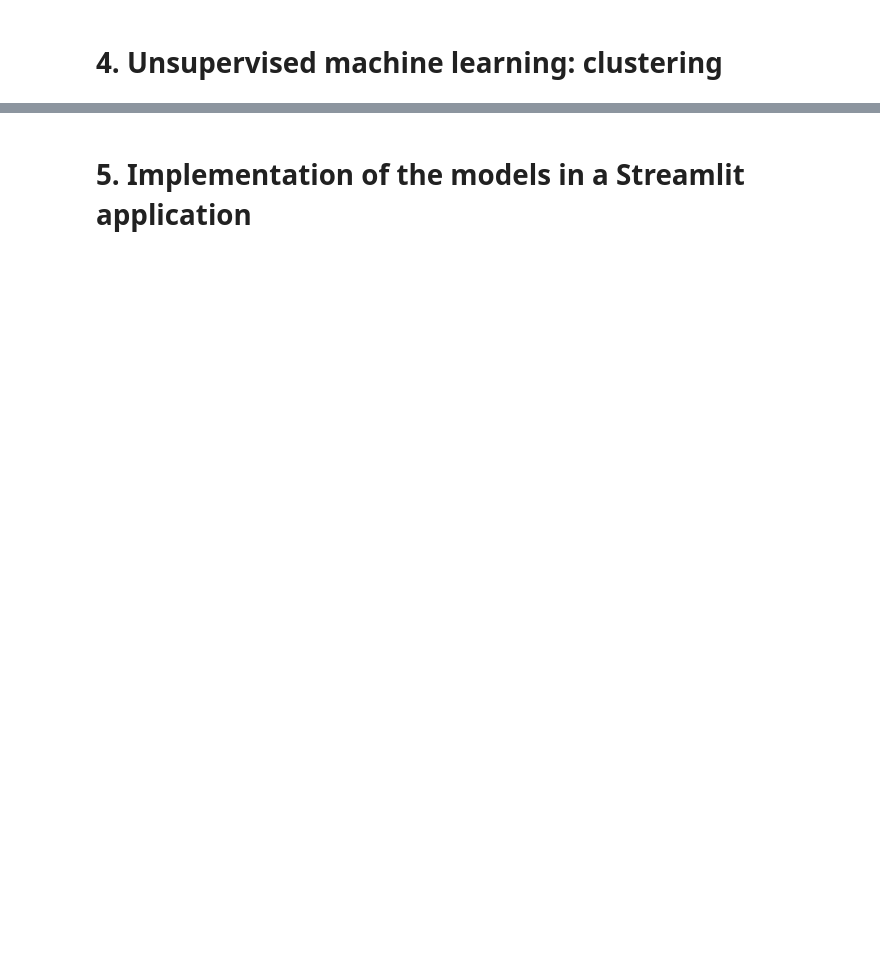
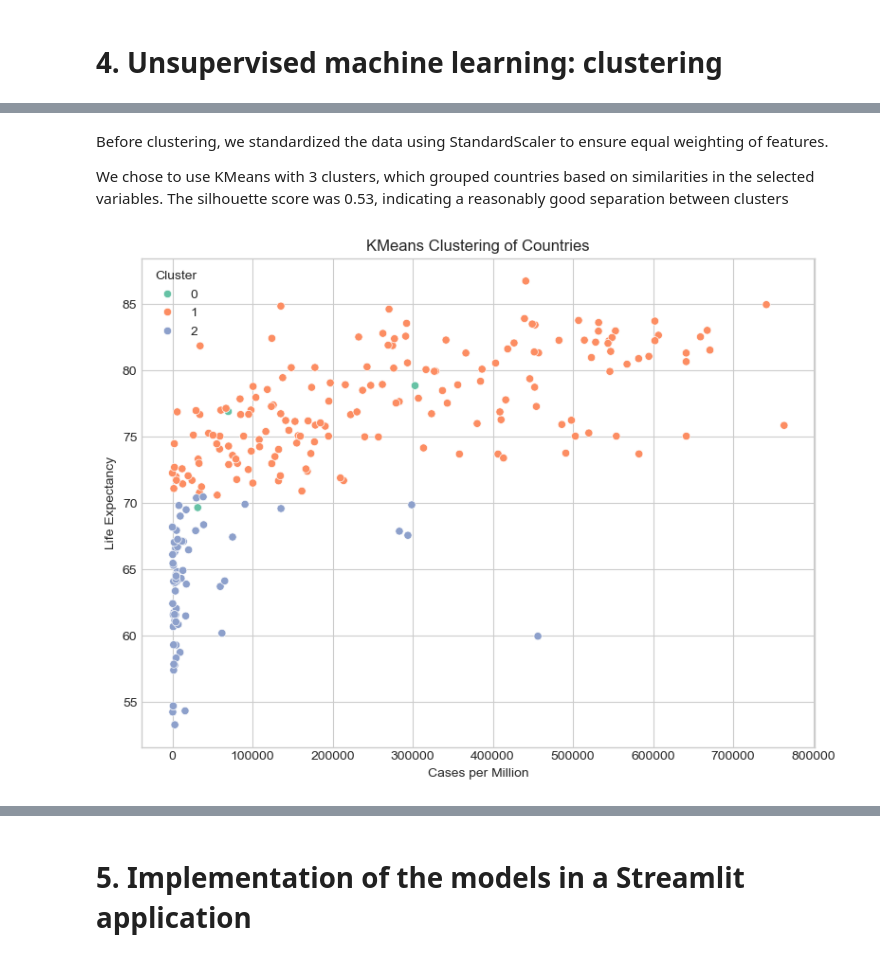
Before and after one commit to Juvenaawh/BI-Group7, a Jupyter notebook: MP3/Covid-MP3.ipynb, the cells around one changed output, grey strips where cells are left out. Cells and saved outputs as stored; diff of their text form; code cells hidden in the pictures; blank space fills up the shorter version.

```diff
--- a/MP3/Covid-MP3.ipynb
+++ b/MP3/Covid-MP3.ipynb
@@ -820,0 +885,15 @@ sns.pairplot(df_covid_cleaned, x_vars=['population', 'total_cases',], y_vars='to
+# %%
+# Vælg numeriske features til clustering
+features_cluster = ['total_cases', 'life_expectancy', 'population']
+X_cluster = df_covid_cleaned[features_cluster]
+
+# Standardisér data (meget vigtigt for clustering!)
+scaler = StandardScaler()
+X_scaled = scaler.fit_transform(X_cluster)
+# %%
+# KMeans med 3 klynger (du kan teste med fx 2–5)
+kmeans = KMeans(n_clusters=3, random_state=42, n_init=10)
+clusters = kmeans.fit_predict(X_scaled)
+
+# Tilføj cluster-labels til DataFrame
+df_covid_cleaned['cluster'] = clusters
@@ -820,0 +906,21 @@ sns.pairplot(df_covid_cleaned, x_vars=['population', 'total_cases',], y_vars='to
+# %% [markdown]
+Before clustering, we standardized the data using StandardScaler to ensure equal weighting of features.
+
+We chose to use KMeans with 3 clusters, which grouped countries based on similarities in the selected variables. The silhouette score was 0.53, indicating a reasonably good separation between clusters
+# %%
+plt.figure(figsize=(8, 6))
+sns.scatterplot(
+    x='total_cases_per_million',
+    y='life_expectancy',
+    hue='cluster',
+    data=df_covid_cleaned,
+    palette='Set2'
+)
+plt.title('KMeans Clustering of Countries')
+plt.xlabel('Cases per Million')
+plt.ylabel('Life Expectancy')
+plt.legend(title='Cluster')
+plt.tight_layout()
+plt.show()
+# %% [output]
+[figure, added]
```
Also changed, not shown: parts of 17 cells of this notebook.
